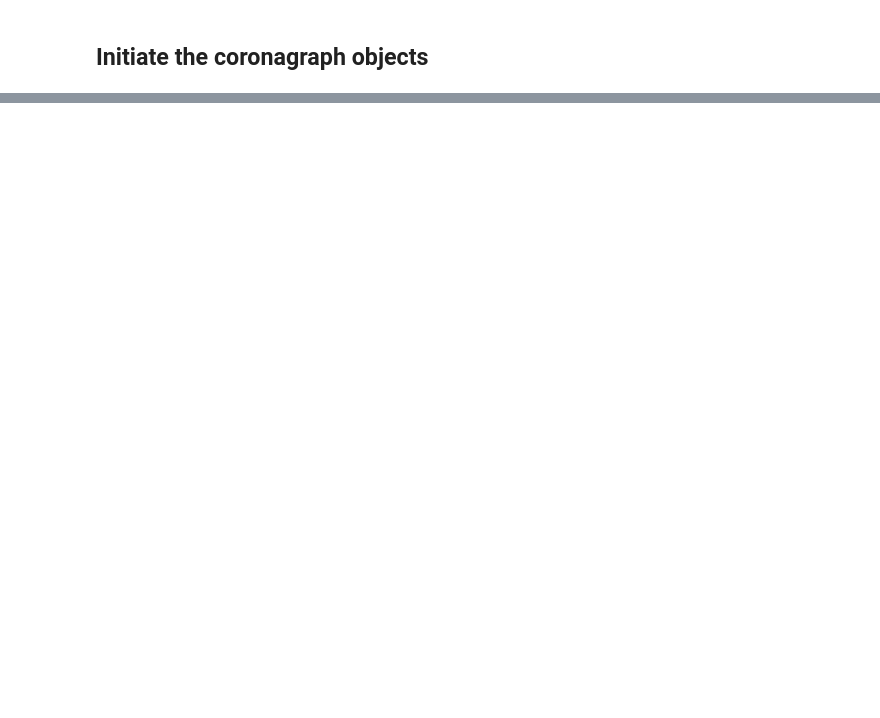
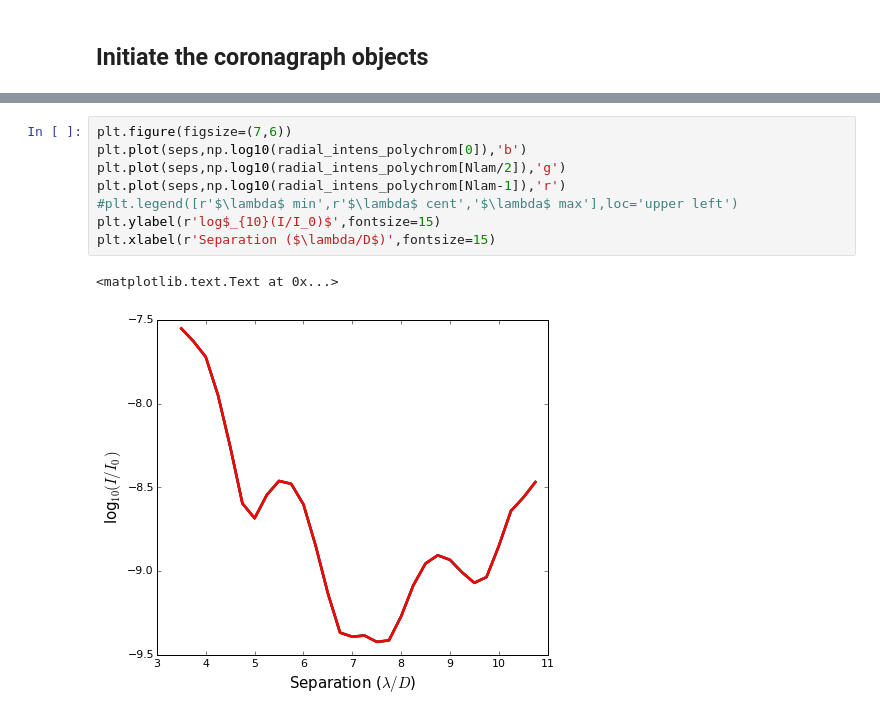
Before and after one commit to neilzim/SCDA, a Jupyter notebook: qpsplc_tests.ipynb, the cells around one changed output, grey strips where cells are left out. Cells and saved outputs as stored; diff of their text form; blank space fills up the shorter version.

```diff
--- a/qpsplc_tests.ipynb
+++ b/qpsplc_tests.ipynb
@@ -135,0 +198,11 @@ INFO:root:Wrote ./SPLC_quart_hex3X025cobs1_N0125_FPM40R100H180res10_LSann25D80cl
+# %%
+plt.figure(figsize=(7,6))
+plt.plot(seps,np.log10(radial_intens_polychrom[0]),'b')
+plt.plot(seps,np.log10(radial_intens_polychrom[Nlam/2]),'g')
+plt.plot(seps,np.log10(radial_intens_polychrom[Nlam-1]),'r')
+#plt.legend([r'$\lambda$ min',r'$\lambda$ cent','$\lambda$ max'],loc='upper left')
+plt.ylabel(r'log$_{10}(I/I_0)$',fontsize=15)
+plt.xlabel(r'Separation ($\lambda/D$)',fontsize=15)
+# %% [output]
+<matplotlib.text.Text at 0x...>
+[figure, added]
```
Also changed, not shown: parts of 20 cells of this notebook.
